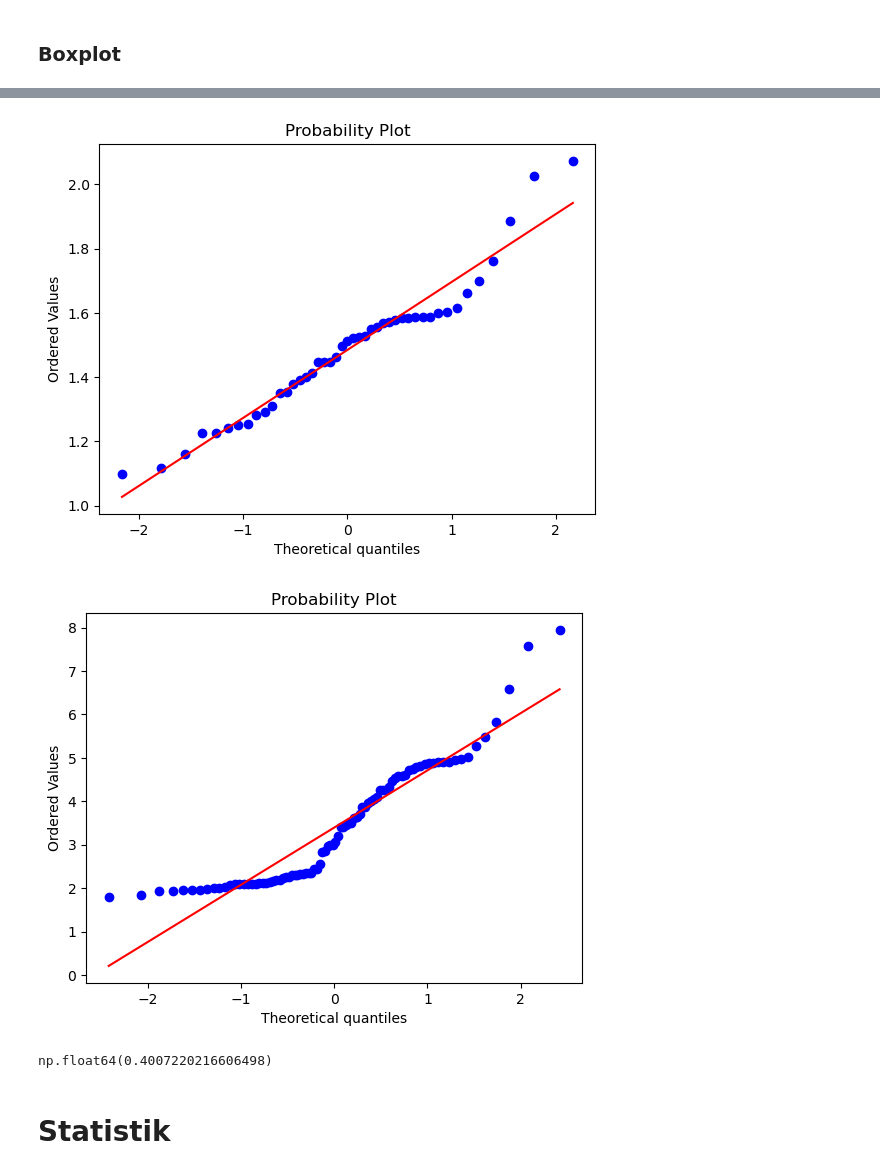
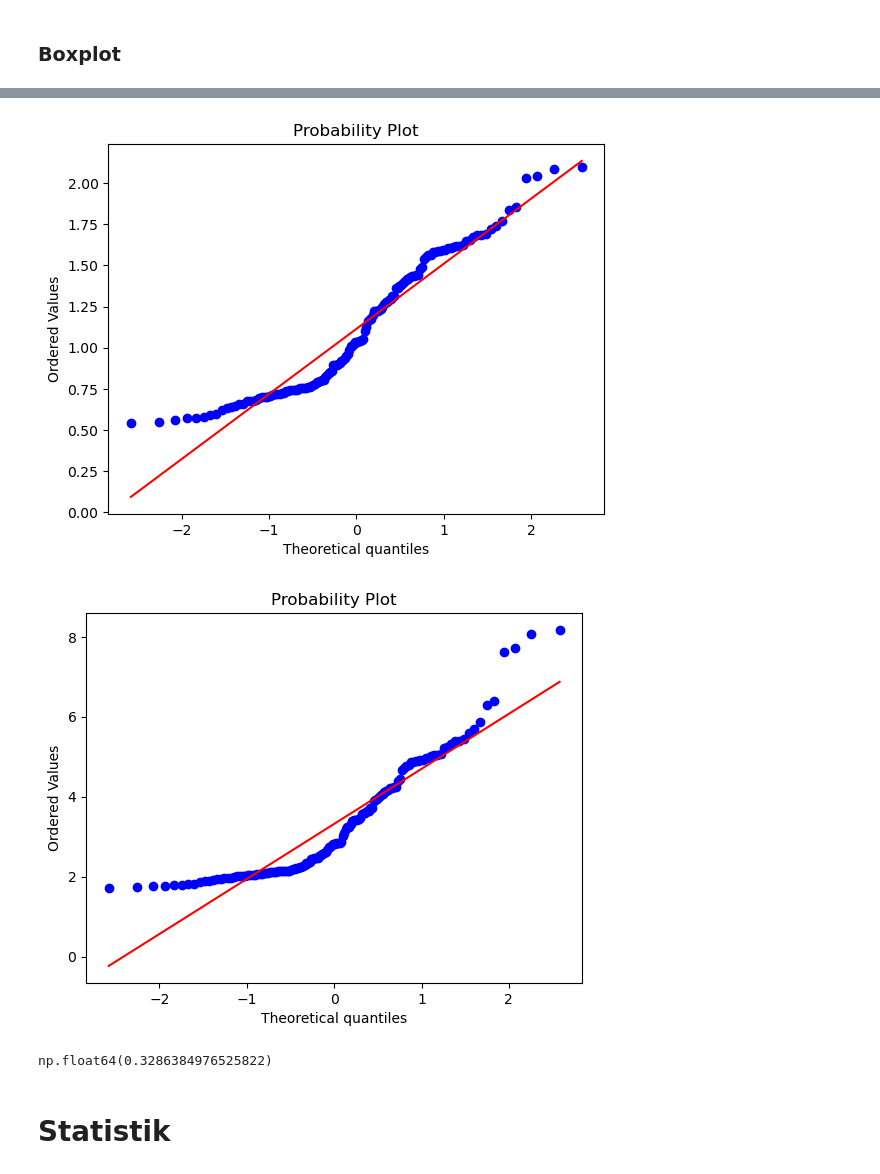
Before and after one commit to Knudsenmarlin/ITISProject2026, a Jupyter notebook: statistics.ipynb, the cells around one changed output, grey strips where cells are left out. Cells and saved outputs as stored; diff of their text form; code cells hidden in the pictures.

```diff
--- a/statistics.ipynb
+++ b/statistics.ipynb
@@ -61,19 +62,19 @@ plt.show()
 # %%
-nonzero = TFIDF.scoresHumanArticles[TFIDF.scoresHumanArticles > 3]
+nonzero = TFIDF.scoresHumanArticles[TFIDF.scoresHumanArticles > 0.3]
 stats.probplot(np.log(nonzero), dist="norm", plot=plt)
 plt.show()
 
-nonzero = TFIDF.scoresHumanArticles[TFIDF.scoresHumanArticles > 0.5]
+nonzero = TFIDF.scoresHumanArticles[TFIDF.scoresHumanArticles > 0.3]
 stats.probplot(nonzero, dist="norm", plot=plt)
 plt.show()
 
-zeros = np.sum(TFIDF.scoresHumanArticles == 0)
-zero_fraction = zeros / len(TFIDF.scoresHumanArticles)
-zero_fraction
+zeros = np.sum(TFIDF.scoresHumanArticles > 0.3)
+zeroFraction = zeros / len(TFIDF.scoresHumanArticles)
+zeroFraction
 # %% [output]
-[figure, old version]
+[figure, new version]
-[figure, old version]
+[figure, new version]
-np.float64(0.4007220216606498)
+np.float64(0.3286384976525822)
 # %% [markdown]
 # Statistik
 # %% [markdown]
```
Also changed, not shown: parts of 8 cells of this notebook.
